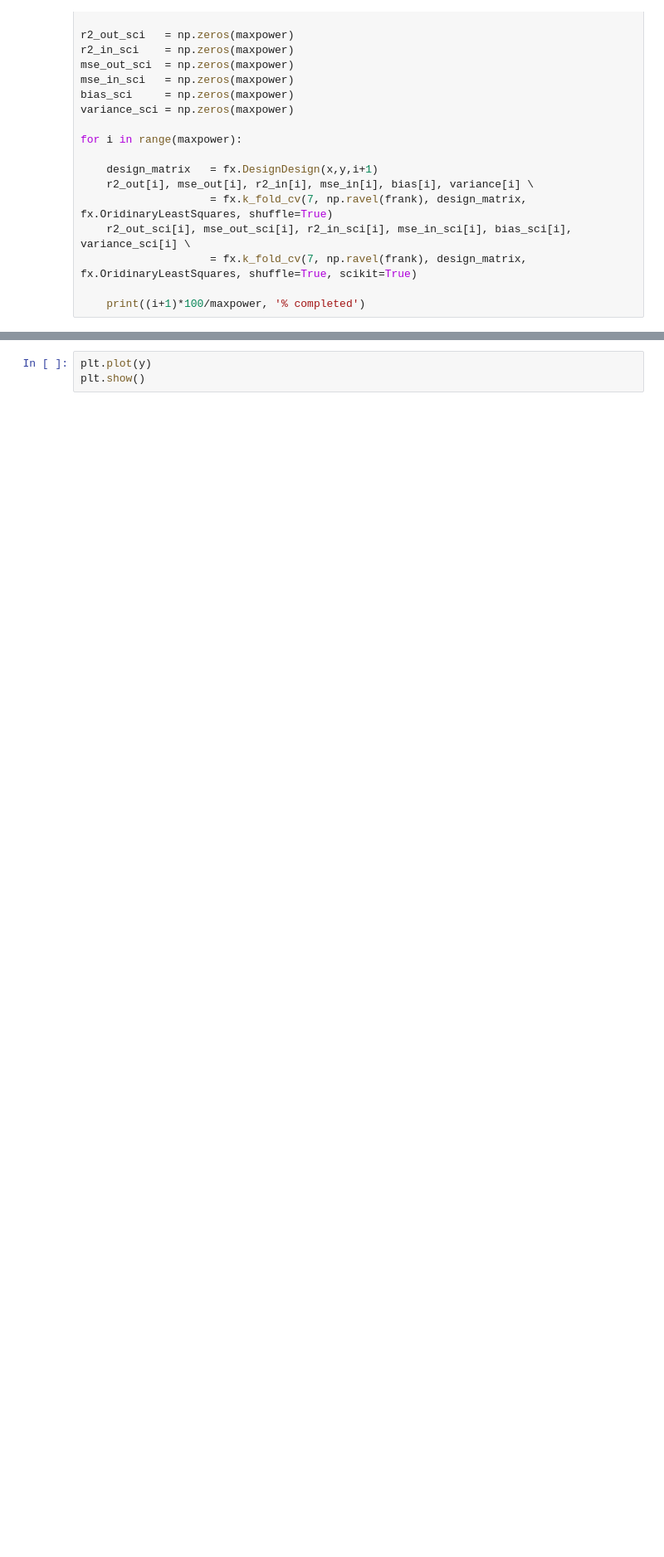
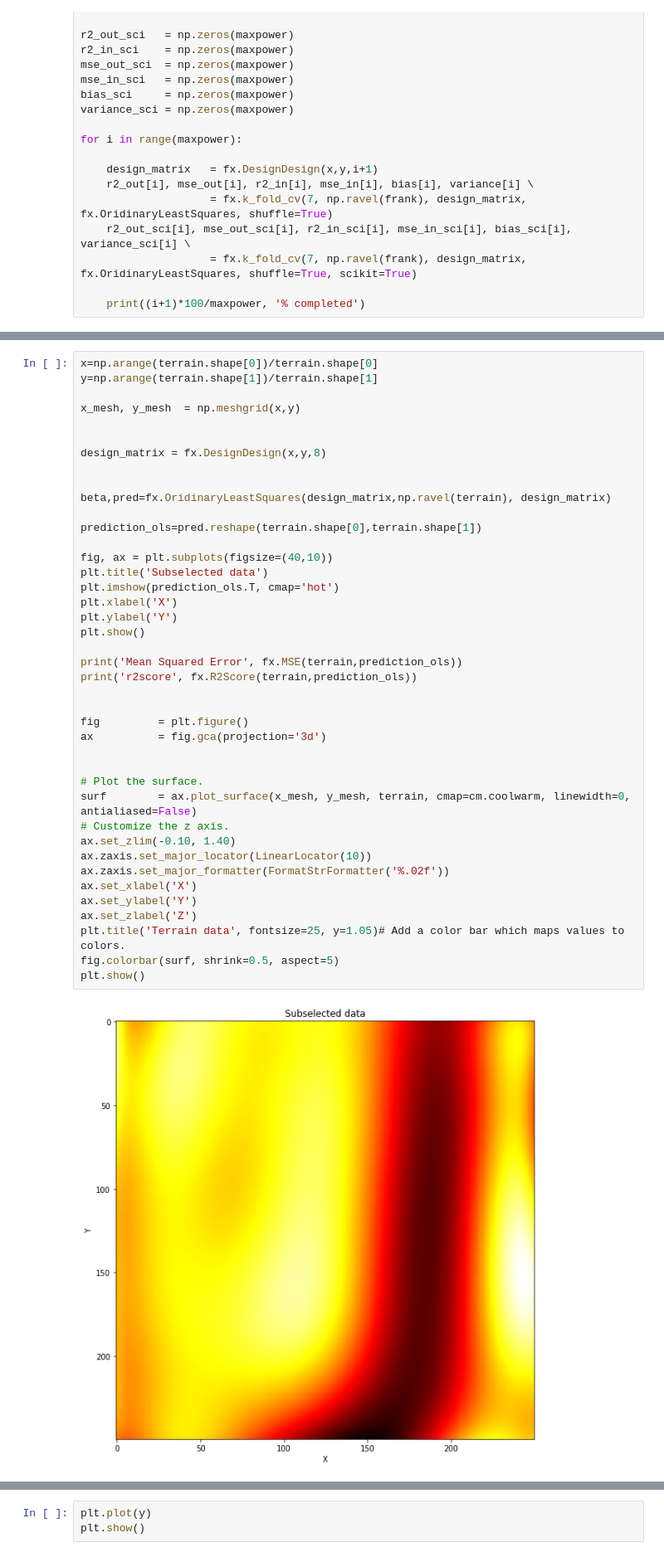
Before and after one commit to VemundST/Project1, a Jupyter notebook: main.ipynb, the cells around one changed output, grey strips where cells are left out. Shown at 83% size. Saved outputs shown, nothing was run; the diff lists cells and outputs as text; blank space fills up the shorter version.

```diff
--- a/main.ipynb
+++ b/main.ipynb
@@ -695,0 +713,43 @@ plt.show()
+# %%
+x=np.arange(terrain.shape[0])/terrain.shape[0]
+y=np.arange(terrain.shape[1])/terrain.shape[1]
+
+x_mesh, y_mesh  = np.meshgrid(x,y)
+
+
+design_matrix = fx.DesignDesign(x,y,8)
+
+
+beta,pred=fx.OridinaryLeastSquares(design_matrix,np.ravel(terrain), design_matrix)
+
+prediction_ols=pred.reshape(terrain.shape[0],terrain.shape[1])
+
+fig, ax = plt.subplots(figsize=(40,10))
+plt.title('Subselected data')
+plt.imshow(prediction_ols.T, cmap='hot')
+plt.xlabel('X')
+plt.ylabel('Y')
+plt.show()
+
+print('Mean Squared Error', fx.MSE(terrain,prediction_ols))
+print('r2score', fx.R2Score(terrain,prediction_ols))
+
+
+fig         = plt.figure()
+ax          = fig.gca(projection='3d')
+
+
+# Plot the surface.
+surf        = ax.plot_surface(x_mesh, y_mesh, terrain, cmap=cm.coolwarm, linewidth=0, antialiased=False)
+# Customize the z axis.
+ax.set_zlim(-0.10, 1.40)
+ax.zaxis.set_major_locator(LinearLocator(10))
+ax.zaxis.set_major_formatter(FormatStrFormatter('%.02f'))
+ax.set_xlabel('X')
+ax.set_ylabel('Y')
+ax.set_zlabel('Z')
+plt.title('Terrain data', fontsize=25, y=1.05)# Add a color bar which maps values to colors.
+fig.colorbar(surf, shrink=0.5, aspect=5)
+plt.show()
+# %% [output]
+[figure, added]
```
Also changed, not shown: parts of 20 cells of this notebook.
